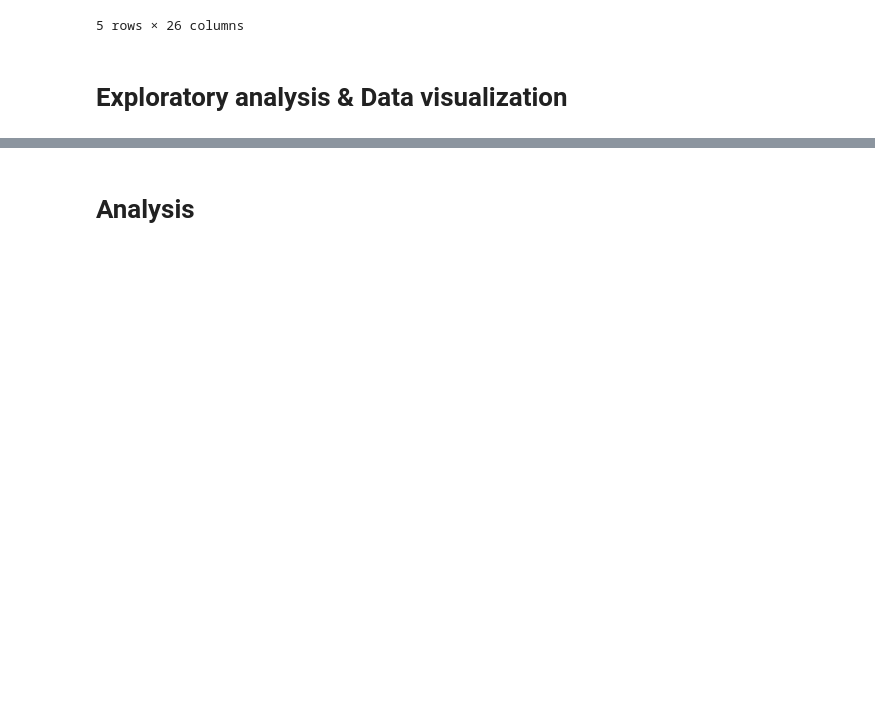
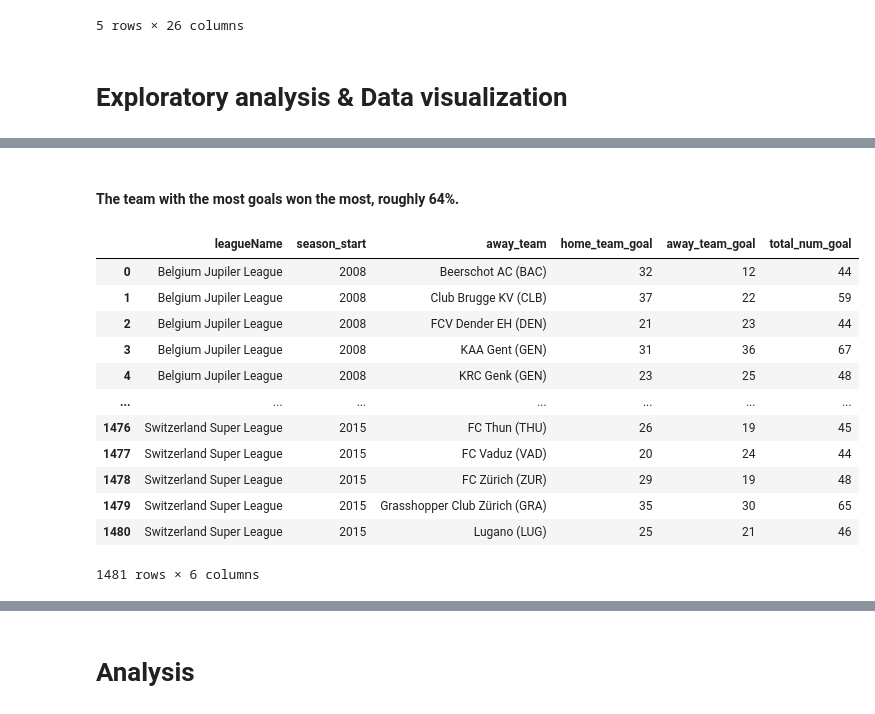
Before and after one commit to Hyej-Kim/cmsc320Final, a Jupyter notebook: cmsc320Final.ipynb, the cells around one changed output, grey strips where cells are left out. Cells and saved outputs as stored; diff of their text form; code cells hidden in the pictures; blank space fills up the shorter version.

```diff
--- a/cmsc320Final.ipynb
+++ b/cmsc320Final.ipynb
@@ -503,0 +404,4 @@ plt.bar(num_goal_highest.season_start, num_goal_highest.total_num_goal, label =
+# %%
+num_goal_home = df.groupby(['leagueName', 'season_start', 'home_team']).sum()
+num_goal_home.drop(columns = ['away_team_goal'], axis = 1, inplace = True)
+num_goal_home.head()
@@ -503,0 +416,4 @@ plt.bar(num_goal_highest.season_start, num_goal_highest.total_num_goal, label =
+# %%
+num_goal_away = df.groupby(['leagueName', 'season_start', 'away_team']).sum()
+num_goal_away.drop(columns = ['home_team_goal'], axis = 1, inplace = True)
+num_goal_away.head()
@@ -503,0 +447,2 @@ plt.bar(num_goal_highest.season_start, num_goal_highest.total_num_goal, label =
+# %%
+A = num_goal
@@ -503,0 +710,18 @@ plt.bar(num_goal_highest.season_start, num_goal_highest.total_num_goal, label =
+# %% [markdown]
+#### The team with the most goals won the most, roughly 64%.
+# %%
+A
+# %% [output]
+|  | leagueName | season_start | away_team | home_team_goal | away_team_goal | total_num_goal |
+| 0 | Belgium Jupiler League | 2008 | Beerschot AC (BAC) | 32 | 12 | 44 |
+| 1 | Belgium Jupiler League | 2008 | Club Brugge KV (CLB) | 37 | 22 | 59 |
+| 2 | Belgium Jupiler League | 2008 | FCV Dender EH (DEN) | 21 | 23 | 44 |
+| 3 | Belgium Jupiler League | 2008 | KAA Gent (GEN) | 31 | 36 | 67 |
+| 4 | Belgium Jupiler League | 2008 | KRC Genk (GEN) | 23 | 25 | 48 |
+| ... | ... | ... | ... | ... | ... | ... |
+| 1476 | Switzerland Super League | 2015 | FC Thun (THU) | 26 | 19 | 45 |
+| 1477 | Switzerland Super League | 2015 | FC Vaduz (VAD) | 20 | 24 | 44 |
+| 1478 | Switzerland Super League | 2015 | FC Zürich (ZUR) | 29 | 19 | 48 |
+| 1479 | Switzerland Super League | 2015 | Grasshopper Club Zürich (GRA) | 35 | 30 | 65 |
+| 1480 | Switzerland Super League | 2015 | Lugano (LUG) | 25 | 21 | 46 |
+1481 rows × 6 columns
```
Also changed, not shown: parts of 45 cells of this notebook.
